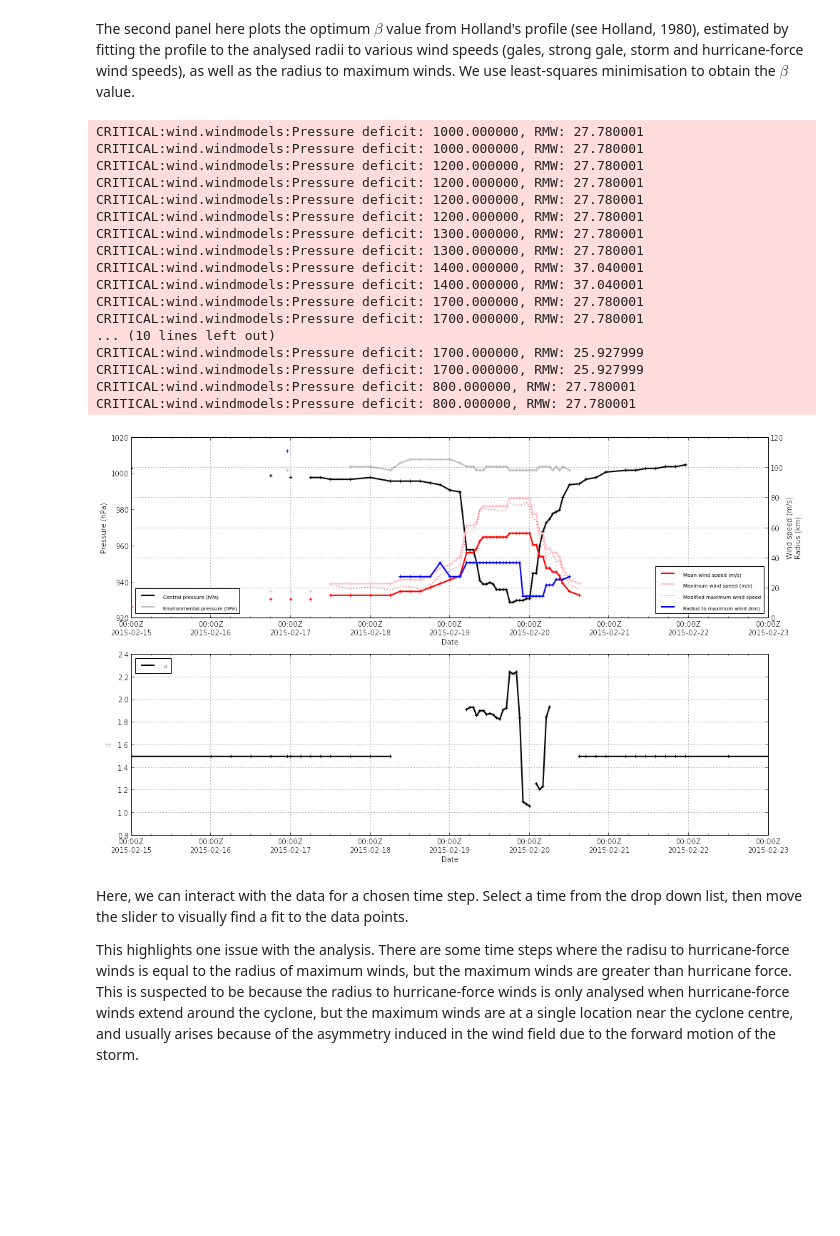
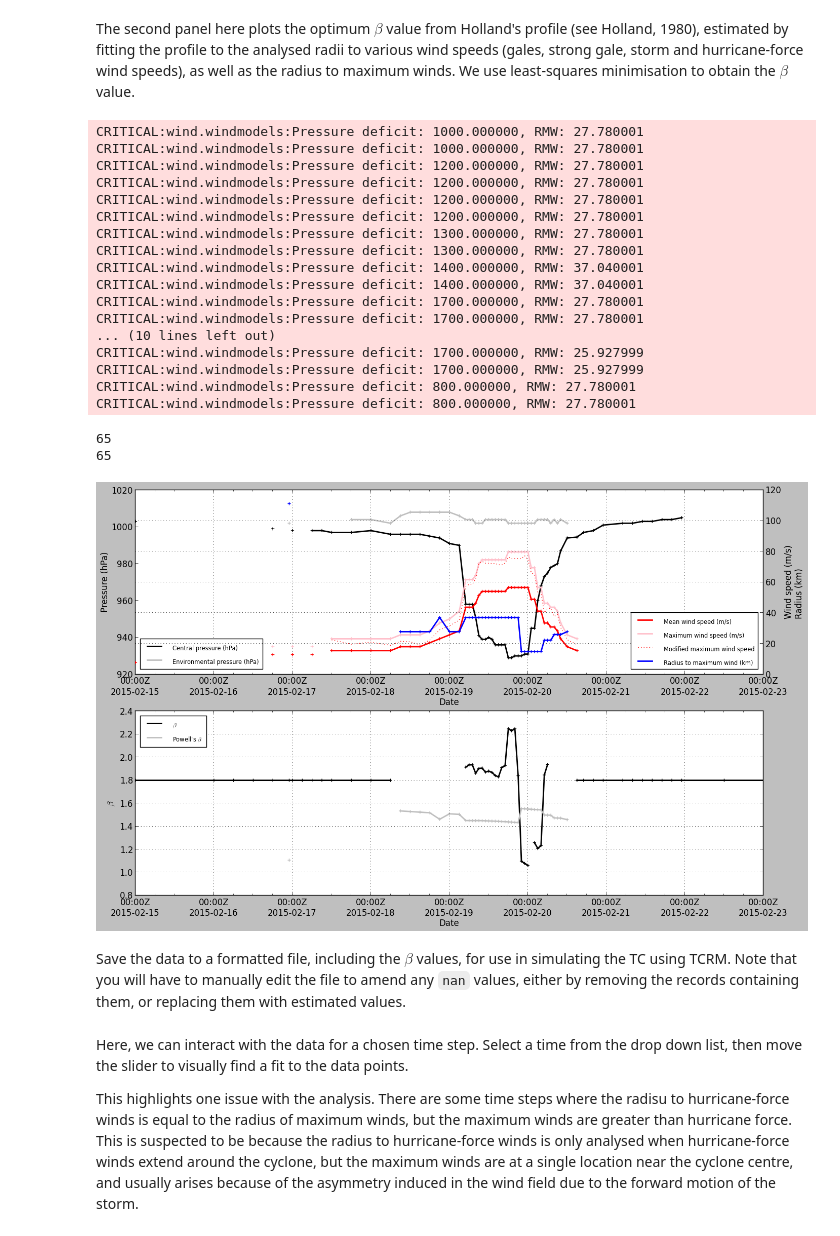
Before and after one commit to wcarthur/notebooks, a Jupyter notebook: Fitting a radial profile to tropical cyclone observations.ipynb, the cells around one changed output. Cells and saved outputs as stored; diff of their text form; code cells hidden in the pictures; blank space fills up the shorter version.

```diff
--- a/Fitting a radial profile to tropical cyclone observations.ipynb
+++ b/Fitting a radial profile to tropical cyclone observations.ipynb
@@ -41,7 +49,7 @@ We build a widget to allow selection of a track file. This is from [Interactive
 # %%
 import FileWidgets
 
-FileLoader = FileWidget()
+FileLoader = FileWidgets.FileLoaderWidget()
 FileLoader
 # %% [markdown]
 We use the existing wind modules from TCRM to generate the profile. These are part of the ``wind.windmodels`` module. For comparison, we use the Powell and Willoughby profiles as well. The former calculates $\beta$ as a function of maximum wind speed and latitude, while the latter uses maximum wind speed only.
@@ -175,3 +192,8 @@ colorline(x,y,z=data['WindSpeed'])
+# %%
+def powell_beta(lat, rmax):
+    rm = ma.array(rmax, mask=np.isnan(rmax))
+    beta = 1.881093 - 0.010917 * np.abs(lat) - 0.005567 * rm
+    return beta
 # %% [markdown]
 Plot the main parameters over the lifetime of the event. This can help identify the times where sufficient parameters are available to do some sort of profile fitting.
 # %%
@@ -226,9 +248,14 @@ def plottimes(data, beta=None):
     plt.grid(axis='both')
 
     if beta is not None:
+        pbeta = powell_beta(data['Latitude'], data['RadiusMaxWinds'])
+        print(len(pbeta))
+        print(len(times))
         ax3 = plt.subplot(2,1,2)
         ax3.plot(times, beta, linestyle='-', color='k', linewidth=2, label=r'$\beta$')
         ax3.scatter(times, beta, marker='+', color='k')
+        ax3.plot(times, pbeta, linestyle='-', color='0.75', linewidth=2, label=r"Powell's $\beta$")
+        ax3.scatter(times, pbeta, marker='+', color='0.75')
         ax3.set_ylabel(r'$\beta$')
         ax3.set_xlabel("Date")
         ax3.xaxis.set_major_locator(dayLocator)
@@ -240,6 +267,8 @@ def plottimes(data, beta=None):
         ax3.grid()
         plt.xlim((times[0], times[-1]))
 
+    plt.show()
+
 
 plottimes(data)
 # %% [output]
@@ -274,12 +303,12 @@ def residuals(beta, r, v, rmax, vmax, lat, lon, penv, pcentre):
     Return the residuals between the model fit and the analysis
     """
     #assert len(r)==len(v)
-    robs = np.zeros(len(r)+2)
-    vobs = np.zeros(len(v)+2)
-    robs[2:] = r
-    robs[1] = rmax
-    vobs[2:] = v
-    vobs[1] = vmax
+    robs = np.zeros(len(r)+1)
+    vobs = np.zeros(len(v)+1)
+    robs[1:] = r
+    robs[0] = rmax
+    vobs[1:] = v
+    vobs[0] = vmax
     h = holland(lat, lon, penv, pcentre, rmax, beta)
     try:
         vmodel = h.velocity(robs)
@@ -302,17 +331,17 @@ def minimise(r, v, rmax, vmax, lat, lon, penv, pcentre, beta=1.5):
 # %% [markdown]
 The second panel here plots the optimum $\beta$ value from Holland's profile (see Holland, 1980), estimated by fitting the profile to the analysed radii to various wind speeds (gales, strong gale, storm and hurricane-force wind speeds), as well as the radius to maximum winds.  We use least-squares minimisation to obtain the $\beta$ value.
 # %%
-beta = 1.5*np.ones(len(times))
+beta = 1.8*np.ones(len(times))
 
 
 for i, t in enumerate(times):
-    pcentre = data['CentralPressure'][i]
-    penv = data['PressureOCI'][i]
-    rmax = data['RadiusMaxWinds'][i]
+    pc = pcentre[i]
+    pe = penv[i]
+    rm = rmax[i]
     roci = data['RadiusOCI'][i]
-    vmax = data['WindSpeed'][i] - 0.7*speed[i]
-    lon = data['Longitude'][i]
-    lat = data['Latitude'][i]
+    vm = data['WindSpeed'][i] - 0.7*speed[i]
+    loni = lon[i]
+    lati = lat[i]
 
     if np.isnan(data['R34'][i]):
         r34 = np.max([data['NER34'][i], data['NWR34'][i],
@@ -330,33 +359,37 @@ for i, t in enumerate(times):
     r64 = data['R64'][i]
 
     r = ma.array([r64, r48, r41, r34],
                  mask=np.isnan([r64, r48, r41, r34]))
     v = ma.array([64*1.4, 48*1.4, 41*1.4, 34*1.4],
                  mask=np.isnan([r64, r48, r41, r34]))
 
-    if np.isnan(rmax) or np.isnan(penv) or np.isnan(pcentre) or np.isnan(vmax):
+    if np.isnan(rm) or np.isnan(pe) or np.isnan(pc) or np.isnan(vm):
         beta[i] = beta[i]
     else:
-        beta[i] = minimise(r, v, rmax, vmax, lat, lon, penv, pcentre)[0]
+        beta[i] = minimise(r, v, rm, vm, lati, loni, pe, pc)[0]
 
 
 plottimes(data, beta)
 # %% [output]
 CRITICAL:wind.windmodels:Pressure deficit: 1000.000000, RMW: 27.780001
 CRITICAL:wind.windmodels:Pressure deficit: 1000.000000, RMW: 27.780001
 CRITICAL:wind.windmodels:Pressure deficit: 1200.000000, RMW: 27.780001
 CRITICAL:wind.windmodels:Pressure deficit: 1200.000000, RMW: 27.780001
 CRITICAL:wind.windmodels:Pressure deficit: 1200.000000, RMW: 27.780001
 CRITICAL:wind.windmodels:Pressure deficit: 1200.000000, RMW: 27.780001
 CRITICAL:wind.windmodels:Pressure deficit: 1300.000000, RMW: 27.780001
 CRITICAL:wind.windmodels:Pressure deficit: 1300.000000, RMW: 27.780001
 CRITICAL:wind.windmodels:Pressure deficit: 1400.000000, RMW: 37.040001
 CRITICAL:wind.windmodels:Pressure deficit: 1400.000000, RMW: 37.040001
 CRITICAL:wind.windmodels:Pressure deficit: 1700.000000, RMW: 27.780001
 CRITICAL:wind.windmodels:Pressure deficit: 1700.000000, RMW: 27.780001
 ... (10 lines left out)
 CRITICAL:wind.windmodels:Pressure deficit: 1700.000000, RMW: 25.927999
 CRITICAL:wind.windmodels:Pressure deficit: 1700.000000, RMW: 25.927999
 CRITICAL:wind.windmodels:Pressure deficit: 800.000000, RMW: 27.780001
 CRITICAL:wind.windmodels:Pressure deficit: 800.000000, RMW: 27.780001
+65
+65
-[figure, old version]
+[figure, new version]
+# %% [markdown]
+Save the data to a formatted file, including the $\beta$ values, for use in simulating the TC using TCRM. Note that you will have to manually edit the file to amend any ``nan`` values, either by removing the records containing them, or replacing them with estimated values.
```
Also changed, not shown: parts of 15 cells of this notebook, 2 other files.
